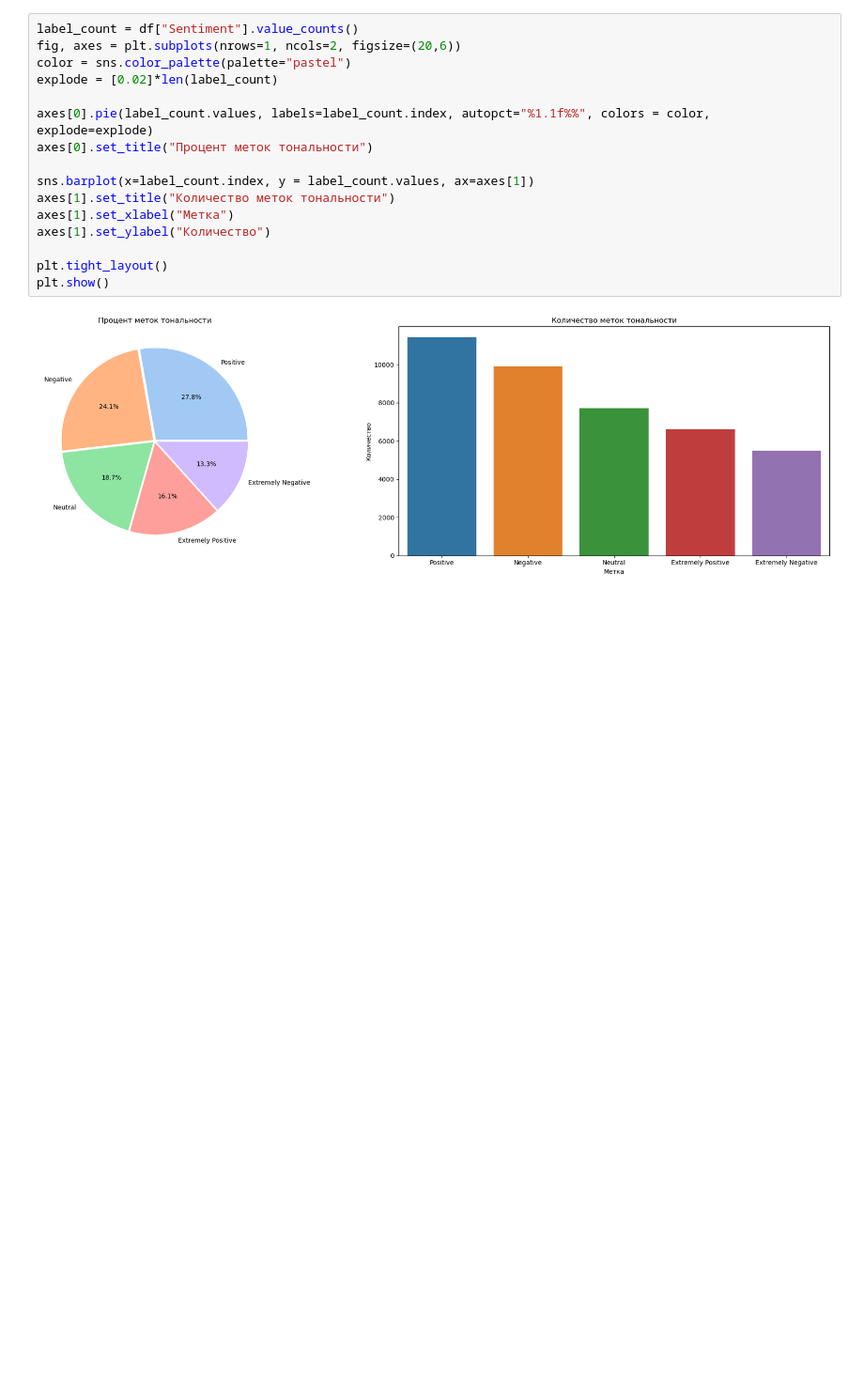
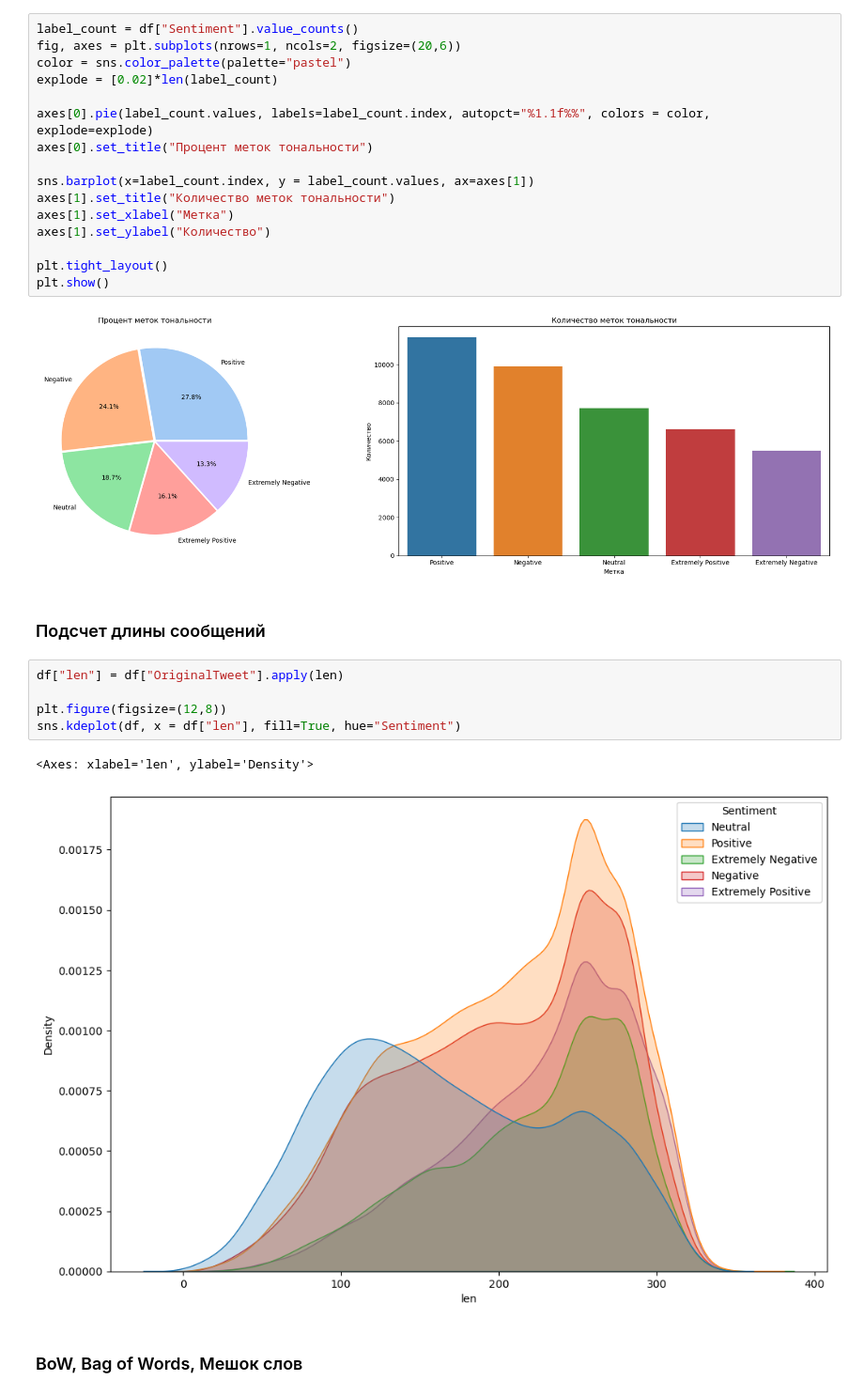
Before and after one commit to Nikolay-KY/big_data_02_24, a Jupyter notebook: day_08.ipynb, the cells around one changed output. Shown at 94% size. Saved outputs shown, nothing was run; the diff lists cells and outputs as text; blank space fills up the shorter version.

```diff
--- a/day_08.ipynb
+++ b/day_08.ipynb
@@ -404,3 +404,15 @@ plt.tight_layout()
 plt.show()
 # %% [output]
 [figure]
+# %% [markdown]
+### Подсчет длины сообщений
+# %%
+df["len"] = df["OriginalTweet"].apply(len)
+
+plt.figure(figsize=(12,8))
+sns.kdeplot(df, x = df["len"], fill=True, hue="Sentiment")
+# %% [output]
+<Axes: xlabel='len', ylabel='Density'>
+[figure, added]
+# %% [markdown]
+### BoW, Bag of Words, Мешок слов
```
Also changed, not shown: parts of 31 cells of this notebook, 2 other files.
